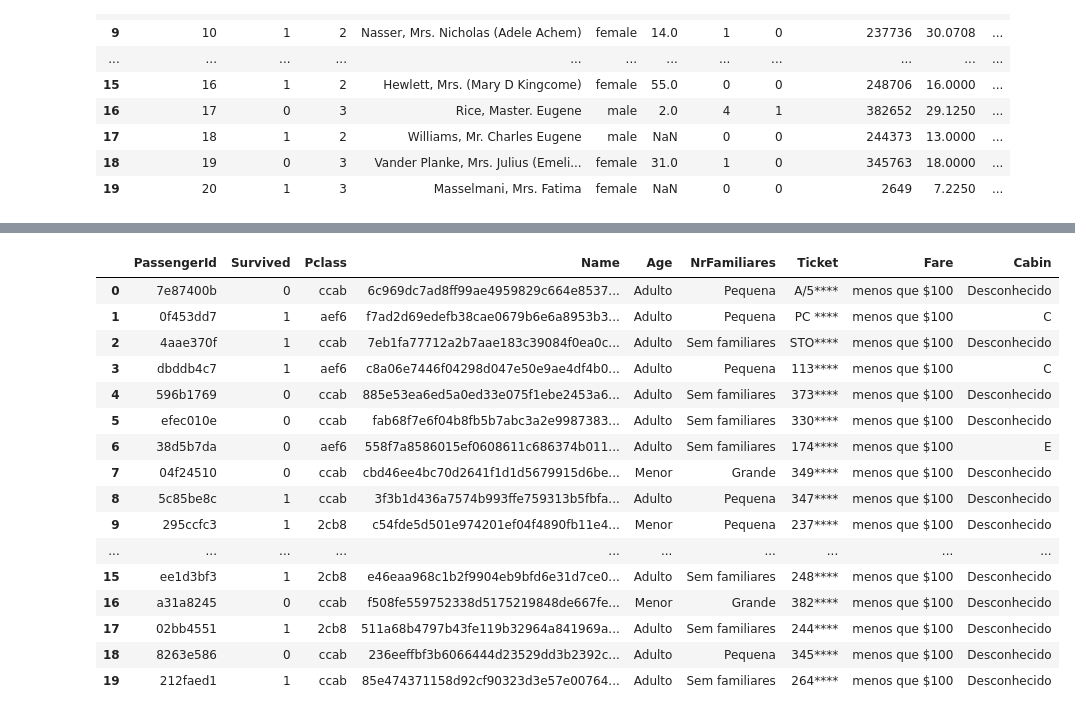
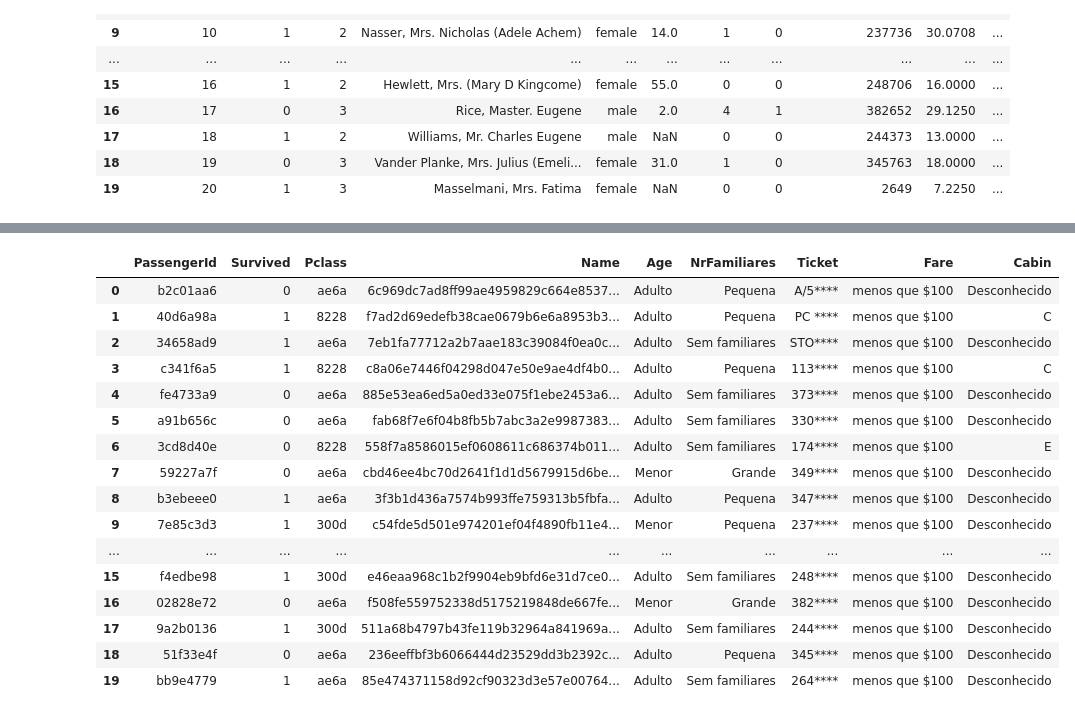
Before and after one commit to hamzahbraimo/titanic-dataset-privacidade-dados, a Jupyter notebook: notebooks/output.ipynb, the cells around one changed output, grey strips where cells are left out. Cells and saved outputs as stored; diff of their text form; code cells hidden in the pictures.

```diff
--- a/notebooks/output.ipynb
+++ b/notebooks/output.ipynb
@@ -25,22 +47,22 @@ df_dirty.head(20)
 # %%
-df_clean = pd.read_csv('../data/titanic_tratado.csv')
+df_tratado = pd.read_csv('../data/titanic_tratado.csv')
 
-df_clean.head(20)
+df_tratado.head(20)
 # %% [output]
 |  | PassengerId | Survived | Pclass | Name | Age | NrFamiliares | Ticket | Fare | Cabin |
-| 0 | 7e87400b | 0 | ccab | 6c969dc7ad8ff99ae4959829c664e8537... | Adulto | Pequena | A/5**** | menos que $100 | Desconhecido |
-| 1 | 0f453dd7 | 1 | aef6 | f7ad2d69edefb38cae0679b6e6a8953b3... | Adulto | Pequena | PC **** | menos que $100 | C |
-| 2 | 4aae370f | 1 | ccab | 7eb1fa77712a2b7aae183c39084f0ea0c... | Adulto | Sem familiares | STO**** | menos que $100 | Desconhecido |
-| 3 | dbddb4c7 | 1 | aef6 | c8a06e7446f04298d047e50e9ae4df4b0... | Adulto | Pequena | 113**** | menos que $100 | C |
-| 4 | 596b1769 | 0 | ccab | 885e53ea6ed5a0ed33e075f1ebe2453a6... | Adulto | Sem familiares | 373**** | menos que $100 | Desconhecido |
-| 5 | efec010e | 0 | ccab | fab68f7e6f04b8fb5b7abc3a2e9987383... | Adulto | Sem familiares | 330**** | menos que $100 | Desconhecido |
-| 6 | 38d5b7da | 0 | aef6 | 558f7a8586015ef0608611c686374b011... | Adulto | Sem familiares | 174**** | menos que $100 | E |
-| 7 | 04f24510 | 0 | ccab | cbd46ee4bc70d2641f1d1d5679915d6be... | Menor | Grande | 349**** | menos que $100 | Desconhecido |
-| 8 | 5c85be8c | 1 | ccab | 3f3b1d436a7574b993ffe759313b5fbfa... | Adulto | Pequena | 347**** | menos que $100 | Desconhecido |
-| 9 | 295ccfc3 | 1 | 2cb8 | c54fde5d501e974201ef04f4890fb11e4... | Menor | Pequena | 237**** | menos que $100 | Desconhecido |
+| 0 | b2c01aa6 | 0 | ae6a | 6c969dc7ad8ff99ae4959829c664e8537... | Adulto | Pequena | A/5**** | menos que $100 | Desconhecido |
+| 1 | 40d6a98a | 1 | 8228 | f7ad2d69edefb38cae0679b6e6a8953b3... | Adulto | Pequena | PC **** | menos que $100 | C |
+| 2 | 34658ad9 | 1 | ae6a | 7eb1fa77712a2b7aae183c39084f0ea0c... | Adulto | Sem familiares | STO**** | menos que $100 | Desconhecido |
+| 3 | c341f6a5 | 1 | 8228 | c8a06e7446f04298d047e50e9ae4df4b0... | Adulto | Pequena | 113**** | menos que $100 | C |
+| 4 | fe4733a9 | 0 | ae6a | 885e53ea6ed5a0ed33e075f1ebe2453a6... | Adulto | Sem familiares | 373**** | menos que $100 | Desconhecido |
+| 5 | a91b656c | 0 | ae6a | fab68f7e6f04b8fb5b7abc3a2e9987383... | Adulto | Sem familiares | 330**** | menos que $100 | Desconhecido |
+| 6 | 3cd8d40e | 0 | 8228 | 558f7a8586015ef0608611c686374b011... | Adulto | Sem familiares | 174**** | menos que $100 | E |
+| 7 | 59227a7f | 0 | ae6a | cbd46ee4bc70d2641f1d1d5679915d6be... | Menor | Grande | 349**** | menos que $100 | Desconhecido |
+| 8 | b3ebeee0 | 1 | ae6a | 3f3b1d436a7574b993ffe759313b5fbfa... | Adulto | Pequena | 347**** | menos que $100 | Desconhecido |
+| 9 | 7e85c3d3 | 1 | 300d | c54fde5d501e974201ef04f4890fb11e4... | Menor | Pequena | 237**** | menos que $100 | Desconhecido |
 | ... | ... | ... | ... | ... | ... | ... | ... | ... | ... |
-| 15 | ee1d3bf3 | 1 | 2cb8 | e46eaa968c1b2f9904eb9bfd6e31d7ce0... | Adulto | Sem familiares | 248**** | menos que $100 | Desconhecido |
-| 16 | a31a8245 | 0 | ccab | f508fe559752338d5175219848de667fe... | Menor | Grande | 382**** | menos que $100 | Desconhecido |
-| 17 | 02bb4551 | 1 | 2cb8 | 511a68b4797b43fe119b32964a841969a... | Adulto | Sem familiares | 244**** | menos que $100 | Desconhecido |
-| 18 | 8263e586 | 0 | ccab | 236eeffbf3b6066444d23529dd3b2392c... | Adulto | Pequena | 345**** | menos que $100 | Desconhecido |
-| 19 | 212faed1 | 1 | ccab | 85e474371158d92cf90323d3e57e00764... | Adulto | Sem familiares | 264**** | menos que $100 | Desconhecido |
+| 15 | f4edbe98 | 1 | 300d | e46eaa968c1b2f9904eb9bfd6e31d7ce0... | Adulto | Sem familiares | 248**** | menos que $100 | Desconhecido |
+| 16 | 02828e72 | 0 | ae6a | f508fe559752338d5175219848de667fe... | Menor | Grande | 382**** | menos que $100 | Desconhecido |
+| 17 | 9a2b0136 | 1 | 300d | 511a68b4797b43fe119b32964a841969a... | Adulto | Sem familiares | 244**** | menos que $100 | Desconhecido |
+| 18 | 51f33e4f | 0 | ae6a | 236eeffbf3b6066444d23529dd3b2392c... | Adulto | Pequena | 345**** | menos que $100 | Desconhecido |
+| 19 | bb9e4779 | 1 | ae6a | 85e474371158d92cf90323d3e57e00764... | Adulto | Sem familiares | 264**** | menos que $100 | Desconhecido |
```
Also changed, not shown: parts of 1 cell of this notebook, 5 other files.
